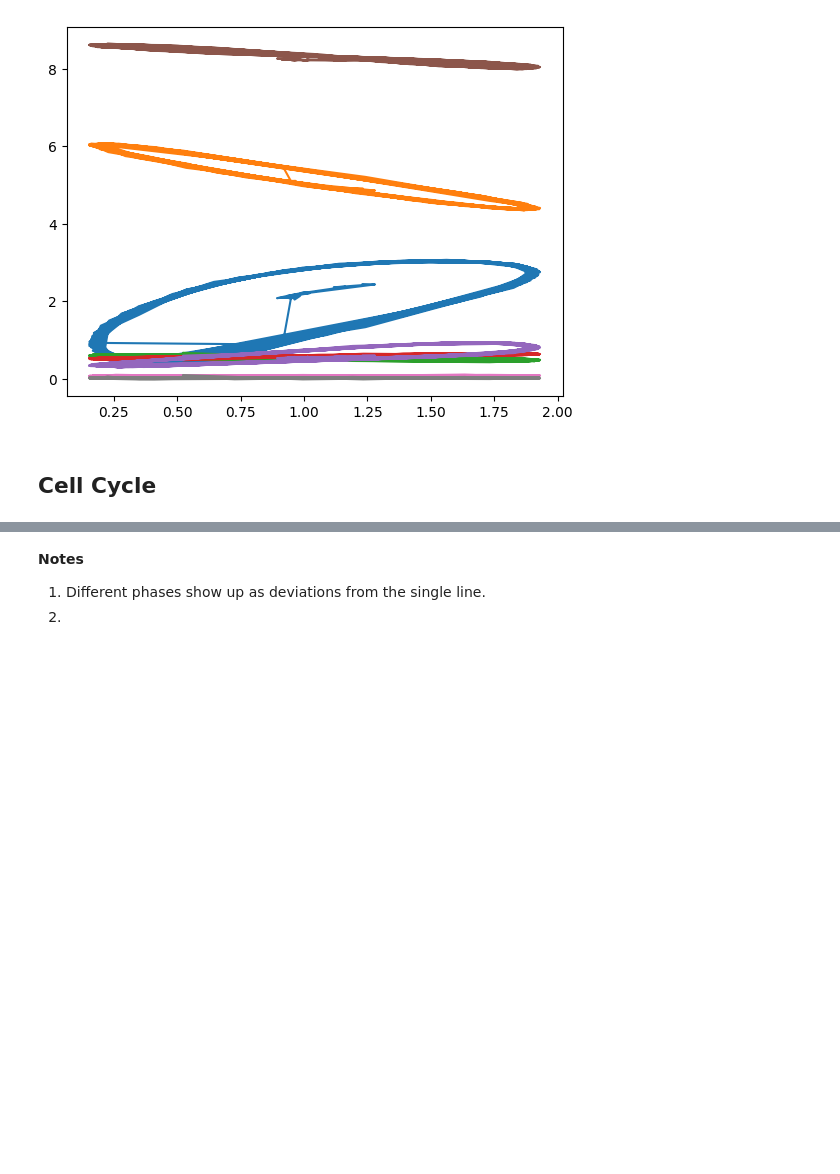
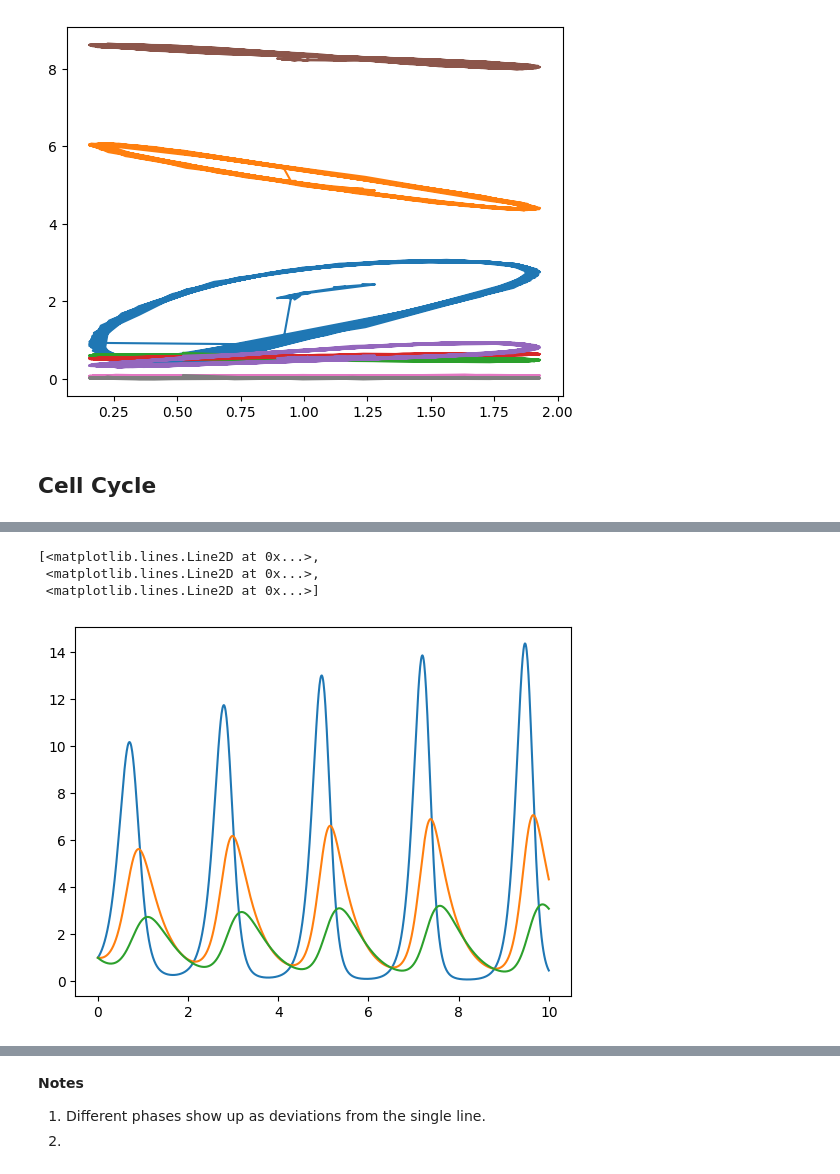
Before and after one commit to ModelEngineering/autoencodersb, a Jupyter notebook: notebooks/evaluating_autoencoders.ipynb, the cells around one changed output, grey strips where cells are left out. Drawn from its saved outputs; the diff is of its cells as text; code cells hidden in the pictures; blank space fills up the shorter version.

```diff
--- a/notebooks/evaluating_autoencoders.ipynb
+++ b/notebooks/evaluating_autoencoders.ipynb
@@ -25,3 +41,11 @@ import tellurium as te
+# %%
+url = "https://www.ebi.ac.uk/biomodels/services/download/get-files/MODEL2004140001/3/Garde2020.xml"
+rr = te.loadSBMLModel(url)
+arr = rr.simulate(0, 10, 1000)
+columns = [c[1:-1] if c != 'time' else c for c in arr.colnames]
+CELL_CYCLE_DF = pd.DataFrame(arr, columns=columns)
+del CELL_CYCLE_DF["B"]
+CELL_CYCLE_ARR = CELL_CYCLE_DF.values
 # %% [markdown]
 # Helpers
 # %% [markdown]
@@ -264,0 +360,7 @@ _ = plotUMAP(arr[20:, :], title="Cell cycle: 932")
+# %%
+plt.plot(CELL_CYCLE_DF["time"], CELL_CYCLE_DF[["Gp", "Gi", "A"]])
+# %% [output]
+[<matplotlib.lines.Line2D at 0x...>,
+ <matplotlib.lines.Line2D at 0x...>,
+ <matplotlib.lines.Line2D at 0x...>]
+[figure, added]
```
Also changed, not shown: parts of 28 cells of this notebook, 6 other files.
